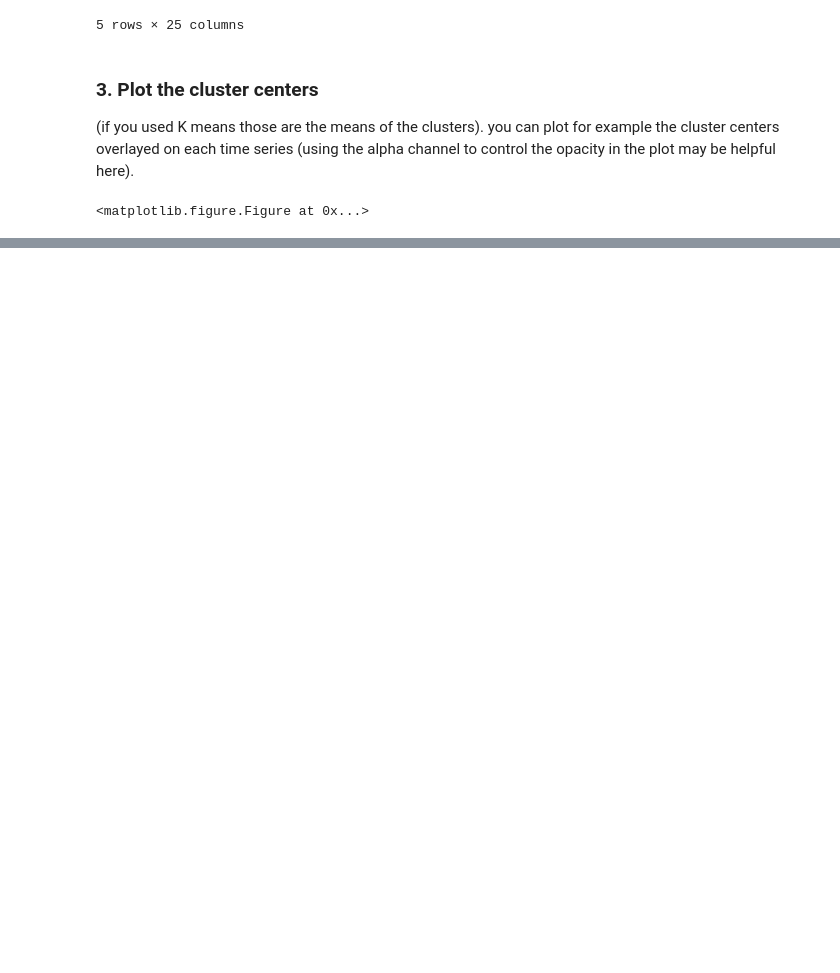
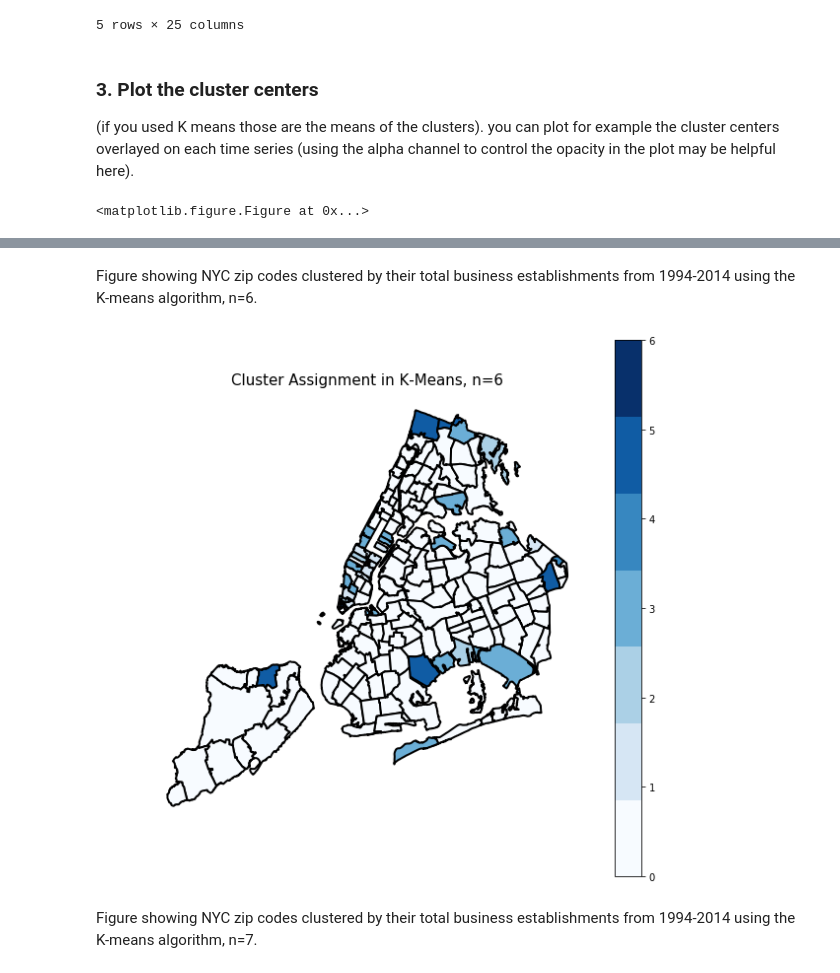
Before and after one commit to tharma3/PUI2018_mrn291, a Jupyter notebook: HW12_mrn291/Assignment_2.ipynb, the cells around one changed output, grey strips where cells are left out. Drawn from its saved outputs; the diff is of its cells as text; code cells hidden in the pictures; blank space fills up the shorter version.

```diff
--- a/HW12_mrn291/Assignment_2.ipynb
+++ b/HW12_mrn291/Assignment_2.ipynb
@@ -412,0 +457,15 @@ plt.show();
+# %% [markdown]
+Figure showing NYC zip codes clustered by their total business establishments from 1994-2014 using the K-means algorithm, n=6.
+# %%
+fig, ax = plt.subplots(figsize=(10,10))
+ax.set_aspect('equal')
+ax.axis('off')
+plt.title("Cluster Assignment in K-Means, n=6", fontsize=15)
+cmap = plt.cm.get_cmap('Blues',7)
+cm = values_map.plot(ax=ax, cmap=cmap, column='km7', edgecolor='black', lw=2, legend=True)
+#cbar.ax.set_yticklabels(['Cluster1','Cluster2','Cluster3','Cluster4'])
+plt.show()
+# %% [output]
+[figure, added]
+# %% [markdown]
+Figure showing NYC zip codes clustered by their total business establishments from 1994-2014 using the K-means algorithm, n=7.
```
Also changed, not shown: parts of 10 cells of this notebook.
